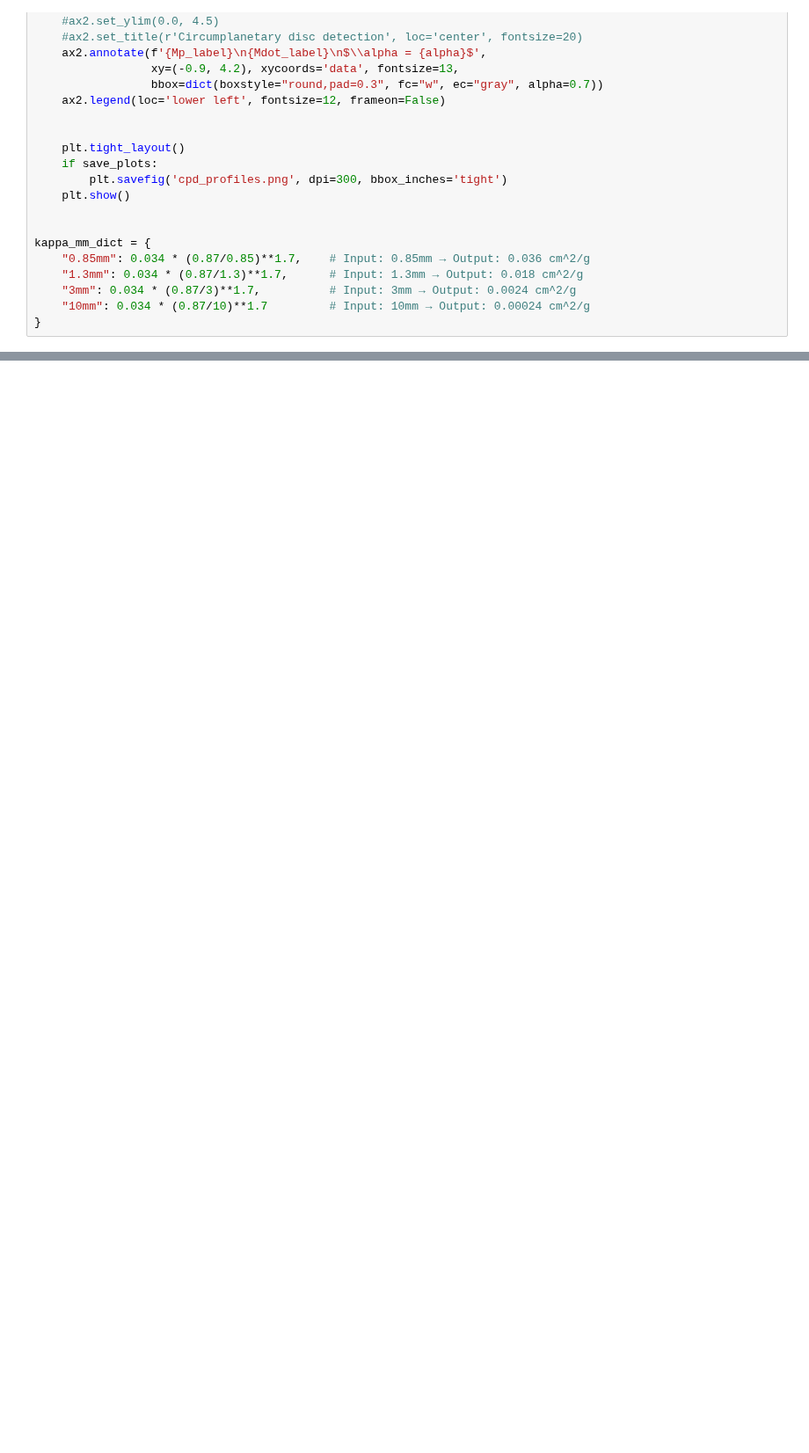
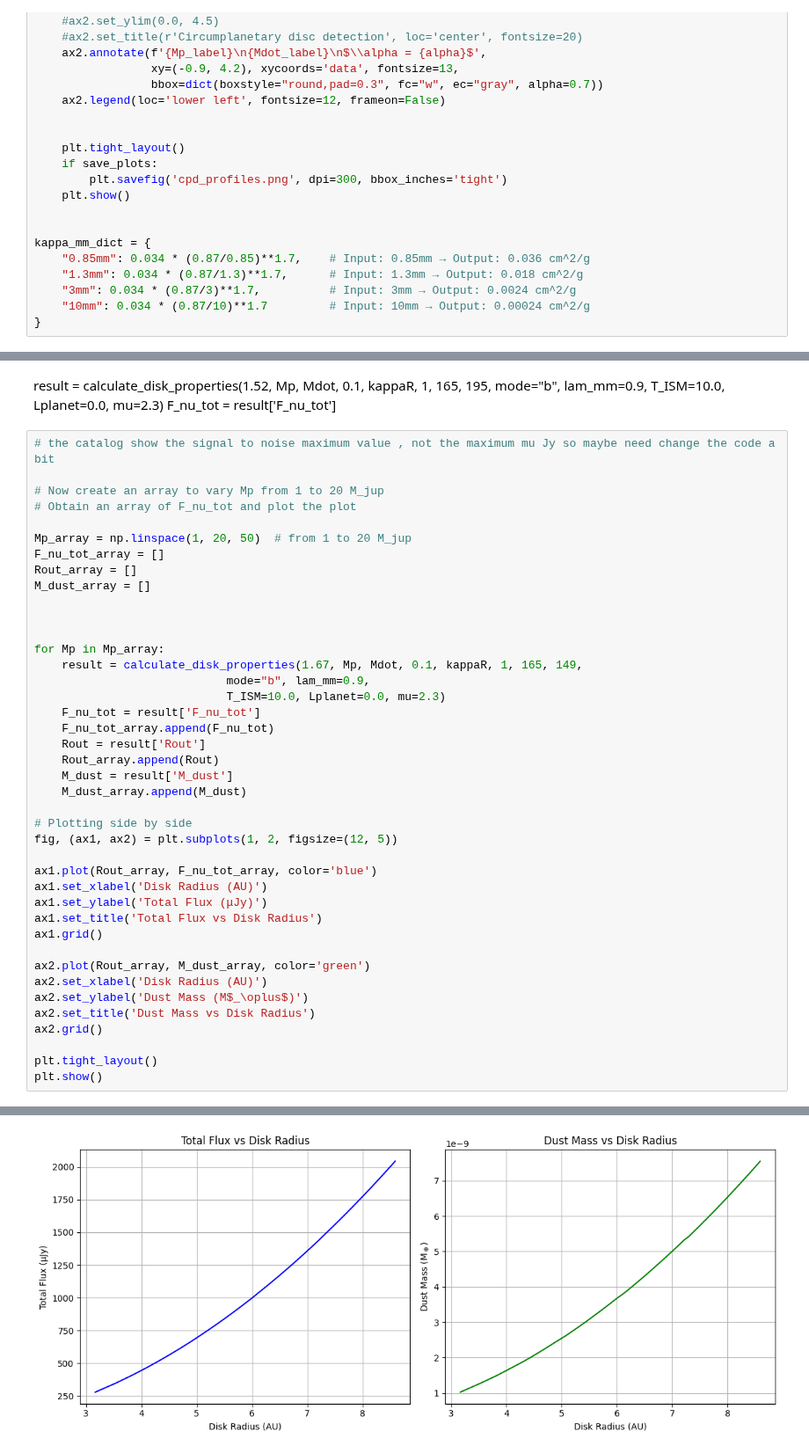
Before and after one commit to VWelke/CPD_MPIA, a Jupyter notebook: CPD_Emission_Models/CPD_Em_2.ipynb, the cells around one changed output, grey strips where cells are left out. Shown at 88% size. Drawn from its saved outputs; the diff is of its cells as text; blank space fills up the shorter version.

```diff
--- a/CPD_Emission_Models/CPD_Em_2.ipynb
+++ b/CPD_Emission_Models/CPD_Em_2.ipynb
@@ -319,0 +371,47 @@ l
+# %% [markdown]
+result = calculate_disk_properties(1.52, Mp, Mdot, 0.1, kappaR, 1, 165, 195,
+                            mode="b", lam_mm=0.9,
+                            T_ISM=10.0, Lplanet=0.0, mu=2.3)
+    F_nu_tot = result['F_nu_tot']
+# %%
+# the catalog show the signal to noise maximum value , not the maximum mu Jy so maybe need change the code a bit
+
+# Now create an array to vary Mp from 1 to 20 M_jup
+# Obtain an array of F_nu_tot and plot the plot
+
+Mp_array = np.linspace(1, 20, 50)  # from 1 to 20 M_jup
+F_nu_tot_array = []
+Rout_array = []
+M_dust_array = []
+
+
+
+for Mp in Mp_array:
+    result = calculate_disk_properties(1.67, Mp, Mdot, 0.1, kappaR, 1, 165, 149,
+                            mode="b", lam_mm=0.9,
+                            T_ISM=10.0, Lplanet=0.0, mu=2.3)
+    F_nu_tot = result['F_nu_tot']
+    F_nu_tot_array.append(F_nu_tot)
+    Rout = result['Rout']
+    Rout_array.append(Rout)
+    M_dust = result['M_dust']
+    M_dust_array.append(M_dust)
+
+# Plotting side by side
+fig, (ax1, ax2) = plt.subplots(1, 2, figsize=(12, 5))
+
+ax1.plot(Rout_array, F_nu_tot_array, color='blue')
+ax1.set_xlabel('Disk Radius (AU)')
+ax1.set_ylabel('Total Flux (μJy)')
+ax1.set_title('Total Flux vs Disk Radius')
+ax1.grid()
+
+ax2.plot(Rout_array, M_dust_array, color='green')
+ax2.set_xlabel('Disk Radius (AU)')
+ax2.set_ylabel('Dust Mass (M$_\oplus$)')
+ax2.set_title('Dust Mass vs Disk Radius')
+ax2.grid()
+
+plt.tight_layout()
+plt.show()
+# %% [output]
@@ -319,0 +435 @@ l
+[figure, added]
```
Also changed, not shown: parts of 8 cells of this notebook, 1 other file.
